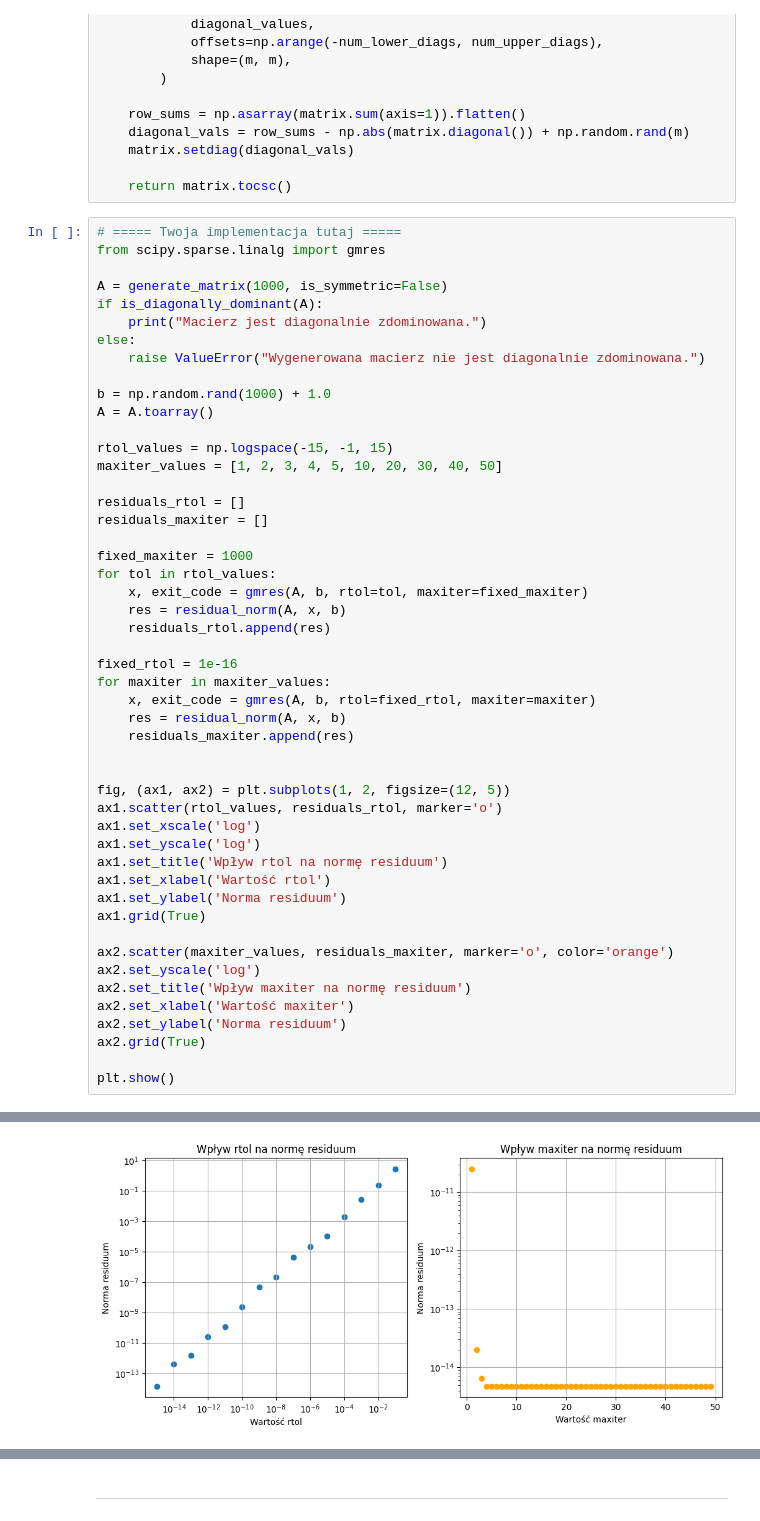
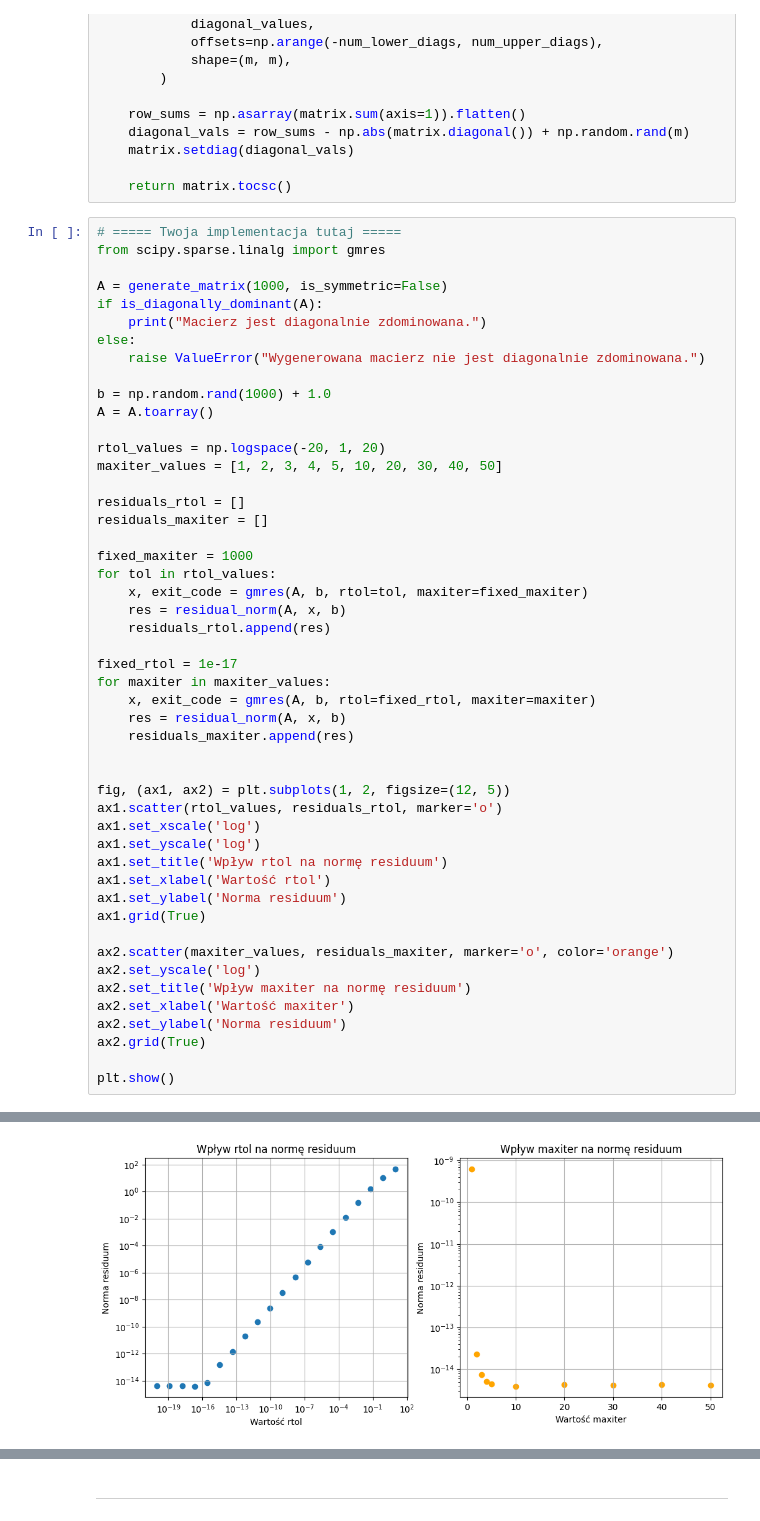
Before and after one commit to MN-KJ-2025/lab-6-sparse-matrix-jasiu3pl, a Jupyter notebook: sprawozdanie.ipynb, the cells around one changed output, grey strips where cells are left out. Drawn from its saved outputs; the diff is of its cells as text.

```diff
--- a/sprawozdanie.ipynb
+++ b/sprawozdanie.ipynb
@@ -239,7 +239,7 @@ else:
 b = np.random.rand(1000) + 1.0
 A = A.toarray()
 
-rtol_values = np.logspace(-15, -1, 15)
+rtol_values = np.logspace(-20, 1, 20)
 maxiter_values = [1, 2, 3, 4, 5, 10, 20, 30, 40, 50]
 
 residuals_rtol = []
@@ -249,32 +249,32 @@ fixed_maxiter = 1000
 for tol in rtol_values:
     x, exit_code = gmres(A, b, rtol=tol, maxiter=fixed_maxiter)
     res = residual_norm(A, x, b)
     residuals_rtol.append(res)
 
-fixed_rtol = 1e-16
+fixed_rtol = 1e-17
 for maxiter in maxiter_values:
     x, exit_code = gmres(A, b, rtol=fixed_rtol, maxiter=maxiter)
     res = residual_norm(A, x, b)
     residuals_maxiter.append(res)
 
 
 fig, (ax1, ax2) = plt.subplots(1, 2, figsize=(12, 5))
 ax1.scatter(rtol_values, residuals_rtol, marker='o')
 ax1.set_xscale('log')
 ax1.set_yscale('log')
 ax1.set_title('Wpływ rtol na normę residuum')
 ax1.set_xlabel('Wartość rtol')
 ax1.set_ylabel('Norma residuum')
 ax1.grid(True)
 
 ax2.scatter(maxiter_values, residuals_maxiter, marker='o', color='orange')
 ax2.set_yscale('log')
 ax2.set_title('Wpływ maxiter na normę residuum')
 ax2.set_xlabel('Wartość maxiter')
 ax2.set_ylabel('Norma residuum')
 ax2.grid(True)
 
 plt.show()
 # %% [output]
 Macierz jest diagonalnie zdominowana.
-[figure, old version]
+[figure, new version]
```
Also changed, not shown: parts of 1 cell of this notebook.
